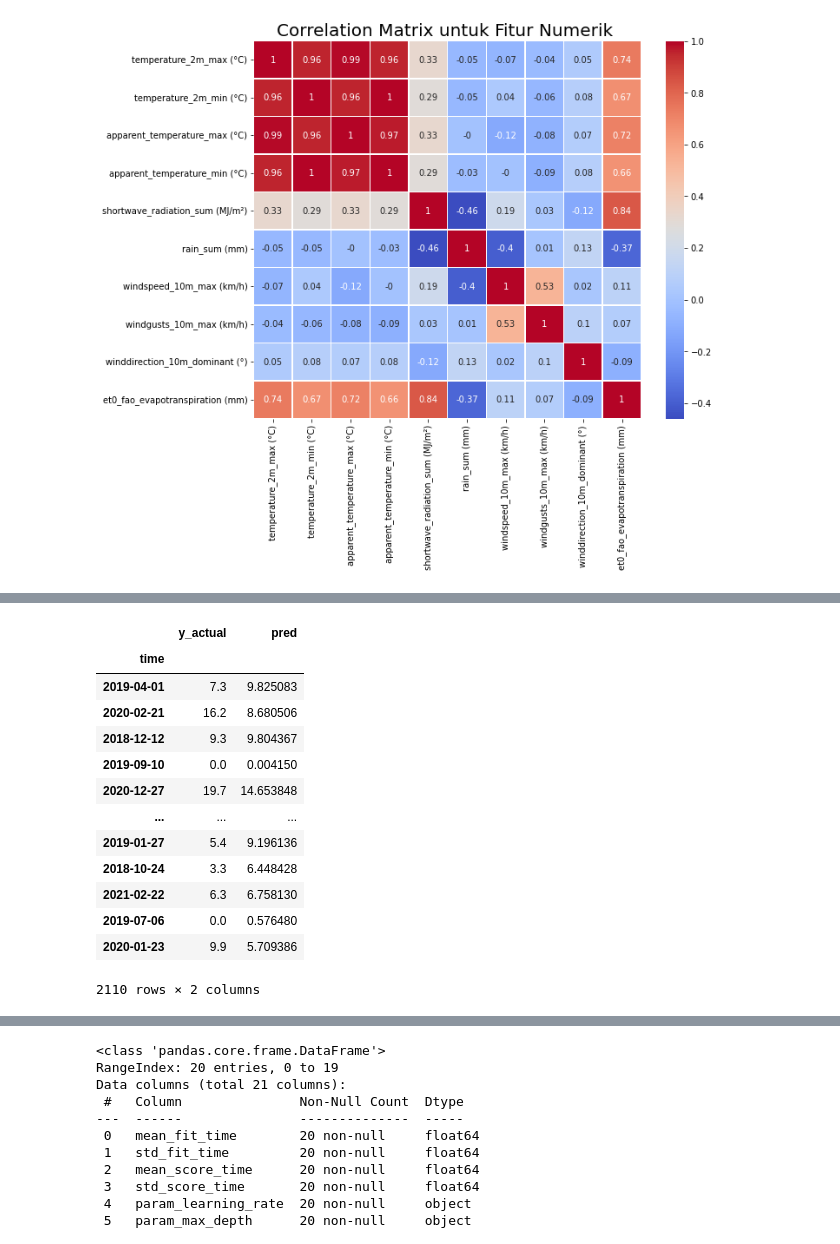
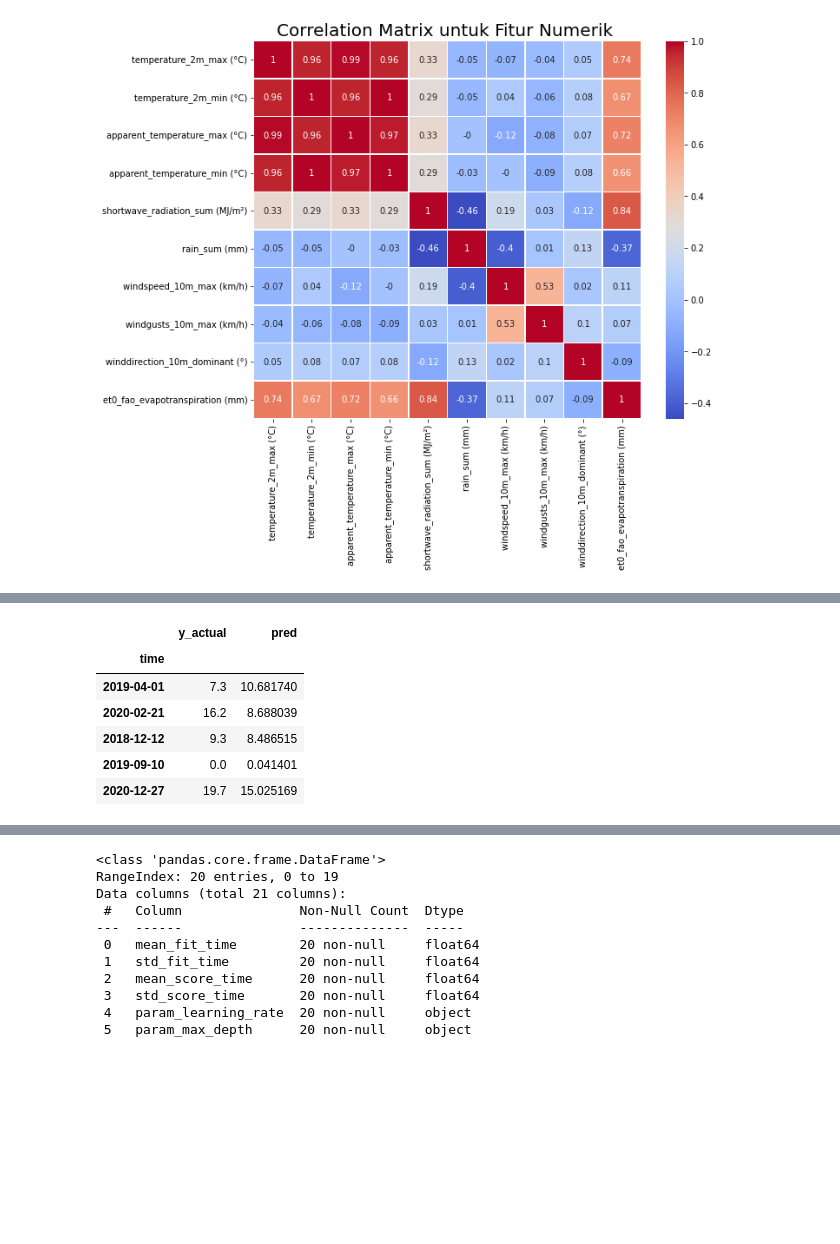
Before and after one commit to el-thobhy/rainfall-prediction, a Jupyter notebook: test_code_kaggle.ipynb, the cells around one changed output, grey strips where cells are left out. Cells and saved outputs as stored; diff of their text form; code cells hidden in the pictures; blank space fills up the shorter version.

```diff
--- a/test_code_kaggle.ipynb
+++ b/test_code_kaggle.ipynb
@@ -244,15 +221,9 @@ from sklearn import preprocessing
 
 df_new = df
 X = df_new.drop(['rain_sum (mm)'], axis=1)
-X = X = preprocessing.scale(X)
+# X = X = preprocessing.scale(X)
 # %%
 y = df_new['rain_sum (mm)']
 # %%
 from sklearn.model_selection import train_test_split
 X_train, X_test, y_train, y_test = train_test_split(X, y, train_size = 0.8, test_size = 0.2, random_state = 100)
-# %%
-from sklearn.preprocessing import StandardScaler
-
-scaler = StandardScaler()
-scaler.fit(X_train)
-X_train = scaler.transform(X_train)
@@ -306,7 +272,7 @@ import numpy as np
 
 
 # Train and evaluate the model with best hyperparameters on the validation set
-best_xgb_model = xgb.XGBRegressor(**search.best_params_)
+best_xgb_model = XGBRegressor(**search.best_params_)
 best_xgb_model.fit(X_train, y_train)
 y_pred = best_xgb_model.predict(X_test)
 mse = mean_squared_error(y_test, y_pred)
@@ -317,23 +283,16 @@ test RMSE:  3.6658669482508586
 # %%
 pred_dict = {'y_actual' :y_test}
 data_baru = pd.DataFrame(pred_dict)
 data_baru['pred'] = y_pred
-data_baru
+data_baru.head()
 # %% [output]
 |  | y_actual | pred |
 | time |  |  |
-| 2019-04-01 | 7.3 | 9.825083 |
-| 2020-02-21 | 16.2 | 8.680506 |
-| 2018-12-12 | 9.3 | 9.804367 |
-| 2019-09-10 | 0.0 | 0.004150 |
-| 2020-12-27 | 19.7 | 14.653848 |
-| ... | ... | ... |
-| 2019-01-27 | 5.4 | 9.196136 |
-| 2018-10-24 | 3.3 | 6.448428 |
-| 2021-02-22 | 6.3 | 6.758130 |
-| 2019-07-06 | 0.0 | 0.576480 |
-| 2020-01-23 | 9.9 | 5.709386 |
+| 2019-04-01 | 7.3 | 10.681740 |
+| 2020-02-21 | 16.2 | 8.688039 |
+| 2018-12-12 | 9.3 | 8.486515 |
+| 2019-09-10 | 0.0 | 0.041401 |
+| 2020-12-27 | 19.7 | 15.025169 |
-2110 rows × 2 columns
 # %%
 data_baru.iloc[1:100].plot.line(figsize=(24,6),lw=1)
 # %% [output]
```
Also changed, not shown: parts of 11 cells of this notebook.
